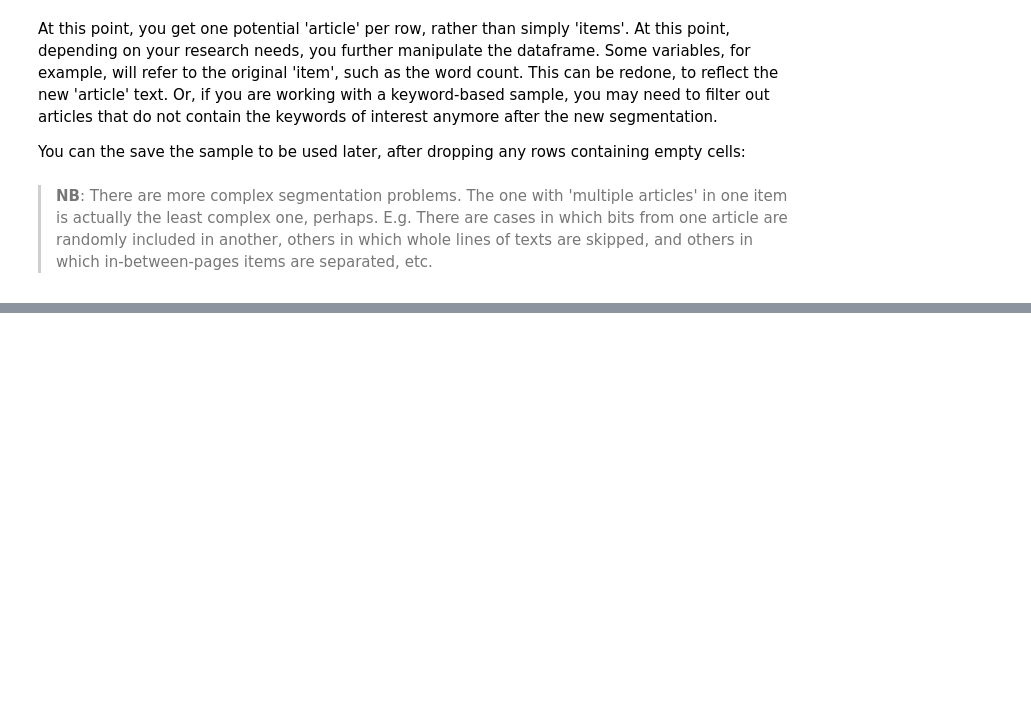
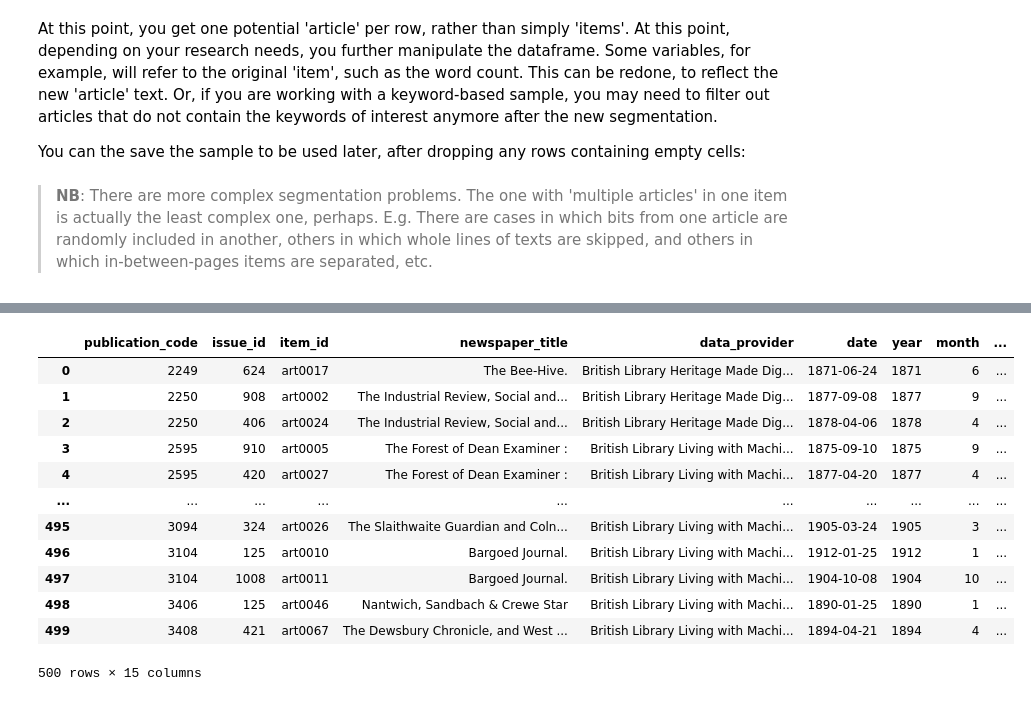
Before and after one commit to Living-with-machines/newspapers, a Jupyter notebook: workshops/workshop_october_2024/overviews_and_segmentation.ipynb, the cells around one changed output, grey strips where cells are left out. Cells and saved outputs as stored; diff of their text form; code cells hidden in the pictures; blank space fills up the shorter version.

```diff
--- a/workshops/workshop_october_2024/overviews_and_segmentation.ipynb
+++ b/workshops/workshop_october_2024/overviews_and_segmentation.ipynb
@@ -636,0 +579,18 @@ overview_table
+# %%
+df = pd.read_csv('data/subsample500mixedocr-selected_mitch.csv')
+df['text'] = df['text'].fillna('')
+df
+# %% [output]
+|  | publication_code | issue_id | item_id | newspaper_title | data_provider | date | year | month | ... |
+| 0 | 2249 | 624 | art0017 | The Bee-Hive. | British Library Heritage Made Dig... | 1871-06-24 | 1871 | 6 | ... |
+| 1 | 2250 | 908 | art0002 | The Industrial Review, Social and... | British Library Heritage Made Dig... | 1877-09-08 | 1877 | 9 | ... |
+| 2 | 2250 | 406 | art0024 | The Industrial Review, Social and... | British Library Heritage Made Dig... | 1878-04-06 | 1878 | 4 | ... |
+| 3 | 2595 | 910 | art0005 | The Forest of Dean Examiner : | British Library Living with Machi... | 1875-09-10 | 1875 | 9 | ... |
+| 4 | 2595 | 420 | art0027 | The Forest of Dean Examiner : | British Library Living with Machi... | 1877-04-20 | 1877 | 4 | ... |
+| ... | ... | ... | ... | ... | ... | ... | ... | ... | ... |
+| 495 | 3094 | 324 | art0026 | The Slaithwaite Guardian and Coln... | British Library Living with Machi... | 1905-03-24 | 1905 | 3 | ... |
+| 496 | 3104 | 125 | art0010 | Bargoed Journal. | British Library Living with Machi... | 1912-01-25 | 1912 | 1 | ... |
+| 497 | 3104 | 1008 | art0011 | Bargoed Journal. | British Library Living with Machi... | 1904-10-08 | 1904 | 10 | ... |
+| 498 | 3406 | 125 | art0046 | Nantwich, Sandbach & Crewe Star | British Library Living with Machi... | 1890-01-25 | 1890 | 1 | ... |
+| 499 | 3408 | 421 | art0067 | The Dewsbury Chronicle, and West ... | British Library Living with Machi... | 1894-04-21 | 1894 | 4 | ... |
+500 rows × 15 columns
```
Also changed, not shown: parts of 62 cells of this notebook.
